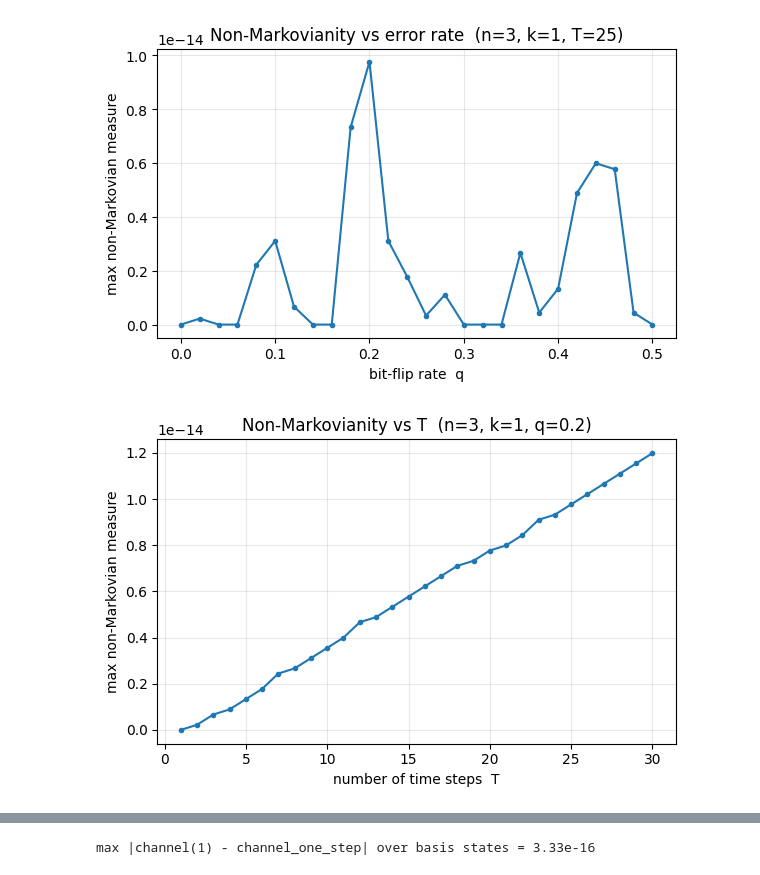
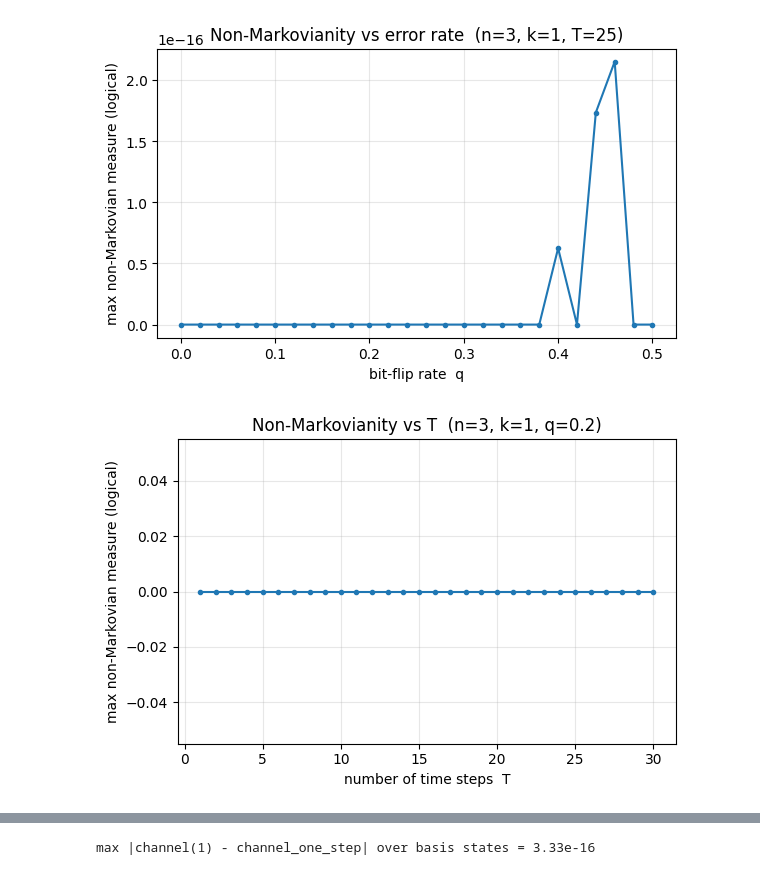
Before and after one commit to YommoY-official/MPQMasters, a Jupyter notebook: non_markovian_measure/non_markovian_measure.ipynb, the cells around one changed output, grey strips where cells are left out. Saved outputs shown, nothing was run; the diff lists cells and outputs as text; code cells hidden in the pictures.

```diff
--- a/non_markovian_measure/non_markovian_measure.ipynb
+++ b/non_markovian_measure/non_markovian_measure.ipynb
@@ -165,47 +724,66 @@ optimal state pair: |100>  vs  |101>
 # %%
-# ---- Sweep the bit-flip rate q and plot the maximised measure ----
+# ---- Sweep the bit-flip rate q and plot the maximised logical measure ----
 T  = 25
 qs = np.linspace(0.0, 0.5, 26)
-vals = [max_measure(T, q)[0] for q in qs]
+vals = [max_measure(code, T, q)[0] for q in qs]
 
 plt.figure(figsize=(6, 4))
 plt.plot(qs, vals, marker='o', ms=3)
 plt.xlabel('bit-flip rate  q')
-
-plt.ylabel('max non-Markovian measure')
-plt.title(f'Non-Markovianity vs error rate  (n={n}, k={k}, T={T})')
+plt.ylabel('max non-Markovian measure (logical)')
+plt.title(f'Non-Markovianity vs error rate  (n={code.n}, k={code.k}, T={T})')
 plt.grid(alpha=0.3)
 plt.tight_layout()
 plt.show()
 # %% [output]
-[figure, old version]
+[figure, new version]
 # %%
 # ---- Measure vs number of time steps T (at fixed q) ----
 q    = 0.2
 Tmax = 30
-channel = make_channel(build_all_channels(Tmax, q))   # build once, reuse for every T
+_chans30 = build_logical_channels(code, Tmax, q)
+channel  = make_logical_channel(code, _chans30, U)
 
-def max_measure_fixed(channel, T):
-    """Max non-Markovian measure over basis-state pairs, reusing a prebuilt channel."""
+
+def max_measure_fixed(
+    code: ClassicalCode,
+    channel: Callable[[int, np.ndarray], np.ndarray],
+    T: int,
+) -> float:
+    """
+    Max non-Markovian measure over logical basis-state pairs, using a prebuilt channel.
+
+    Parameters
+    ----------
+    code    : ClassicalCode
+    channel : Callable[[int, np.ndarray], np.ndarray]
+    T       : int
+
+    Returns
+    -------
+    float
+    """
     best = -1.0
-    for i in range(dim):
-        for j in range(i + 1, dim):
-            best = max(best, non_markovian_measure(channel, T, basis_state(i), basis_state(j)))
+    for i in range(dim_L):
+        for j in range(i + 1, dim_L):
+            best = max(best, non_markovian_measure(channel, T,
+                                                    logical_basis_state(i),
+                                                    logical_basis_state(j)))
     return best
 
 Ts   = list(range(1, Tmax + 1))
-vals = [max_measure_fixed(channel, T) for T in Ts]
+vals = [max_measure_fixed(code, channel, T) for T in Ts]
 
 plt.figure(figsize=(6, 4))
 plt.plot(Ts, vals, marker='o', ms=3)
 plt.xlabel('number of time steps  T')
-plt.ylabel('max non-Markovian measure')
-plt.title(f'Non-Markovianity vs T  (n={n}, k={k}, q={q})')
+plt.ylabel('max non-Markovian measure (logical)')
+plt.title(f'Non-Markovianity vs T  (n={code.n}, k={code.k}, q={q})')
 plt.grid(alpha=0.3)
 plt.tight_layout()
 plt.show()
 # %% [output]
-[figure, old version]
+[figure, new version]
 # %%
 q = 0.1
 Tmax = 15
```
Also changed, not shown: parts of 16 cells of this notebook.
